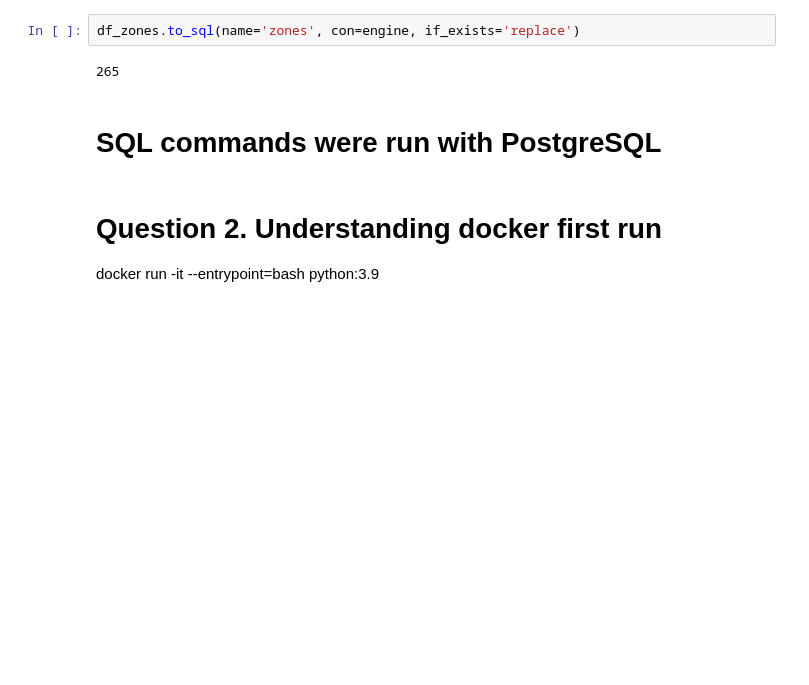
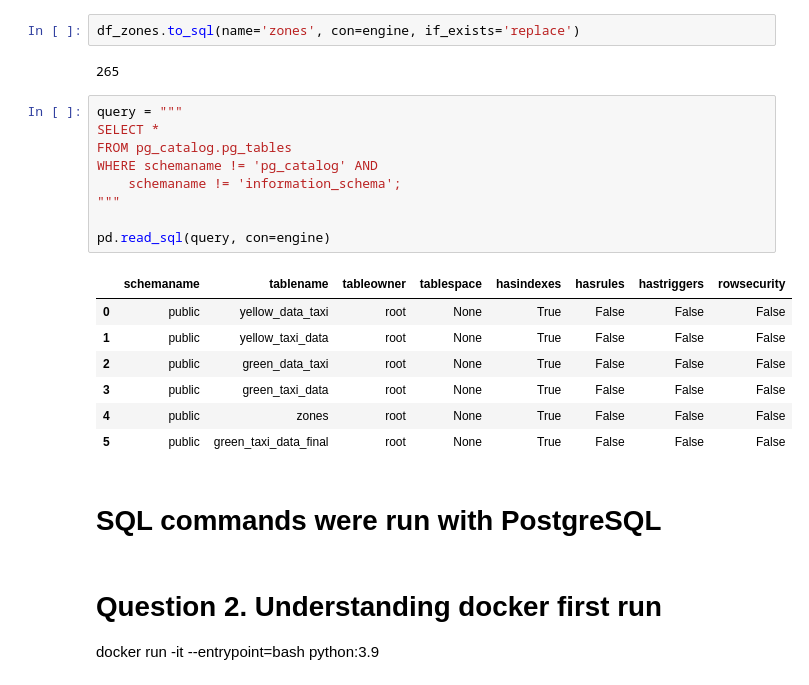
Before and after one commit to MikhailKuklin/data-engineering-zoomcamp, a Jupyter notebook: week_1_basics_n_setup/2_docker_sql/solution.ipynb, the cells around one changed output. Drawn from its saved outputs; the diff is of its cells as text; blank space fills up the shorter version.

```diff
--- a/week_1_basics_n_setup/2_docker_sql/solution.ipynb
+++ b/week_1_basics_n_setup/2_docker_sql/solution.ipynb
@@ -139,6 +139,23 @@ df_zones.head()
 df_zones.to_sql(name='zones', con=engine, if_exists='replace')
 # %% [output]
 265
+# %%
+query = """
+SELECT *
+FROM pg_catalog.pg_tables
+WHERE schemaname != 'pg_catalog' AND
+    schemaname != 'information_schema';
+"""
+
+pd.read_sql(query, con=engine)
+# %% [output]
+|  | schemaname | tablename | tableowner | tablespace | hasindexes | hasrules | hastriggers | rowsecurity |
+| 0 | public | yellow_data_taxi | root | None | True | False | False | False |
+| 1 | public | yellow_taxi_data | root | None | True | False | False | False |
+| 2 | public | green_data_taxi | root | None | True | False | False | False |
+| 3 | public | green_taxi_data | root | None | True | False | False | False |
+| 4 | public | zones | root | None | True | False | False | False |
+| 5 | public | green_taxi_data_final | root | None | True | False | False | False |
 # %% [markdown]
 # SQL commands were run with PostgreSQL
 # %% [markdown]
```
Also changed, not shown: parts of 13 cells of this notebook, 1 other file.
